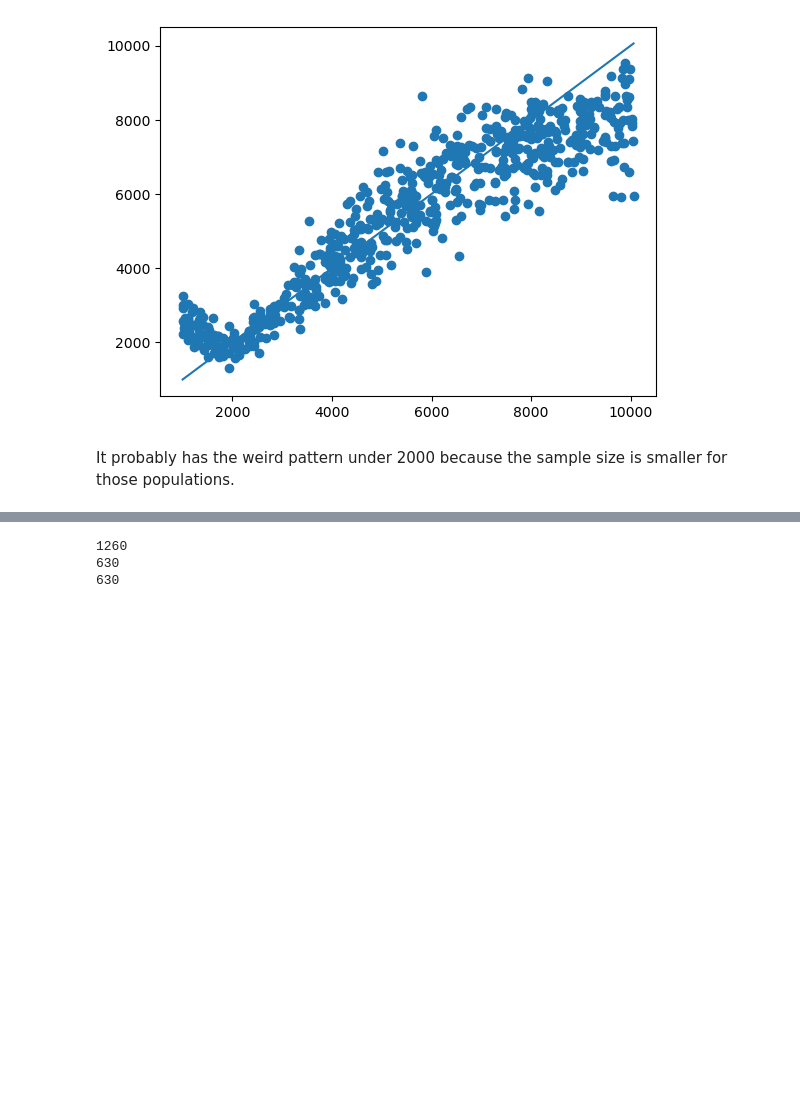
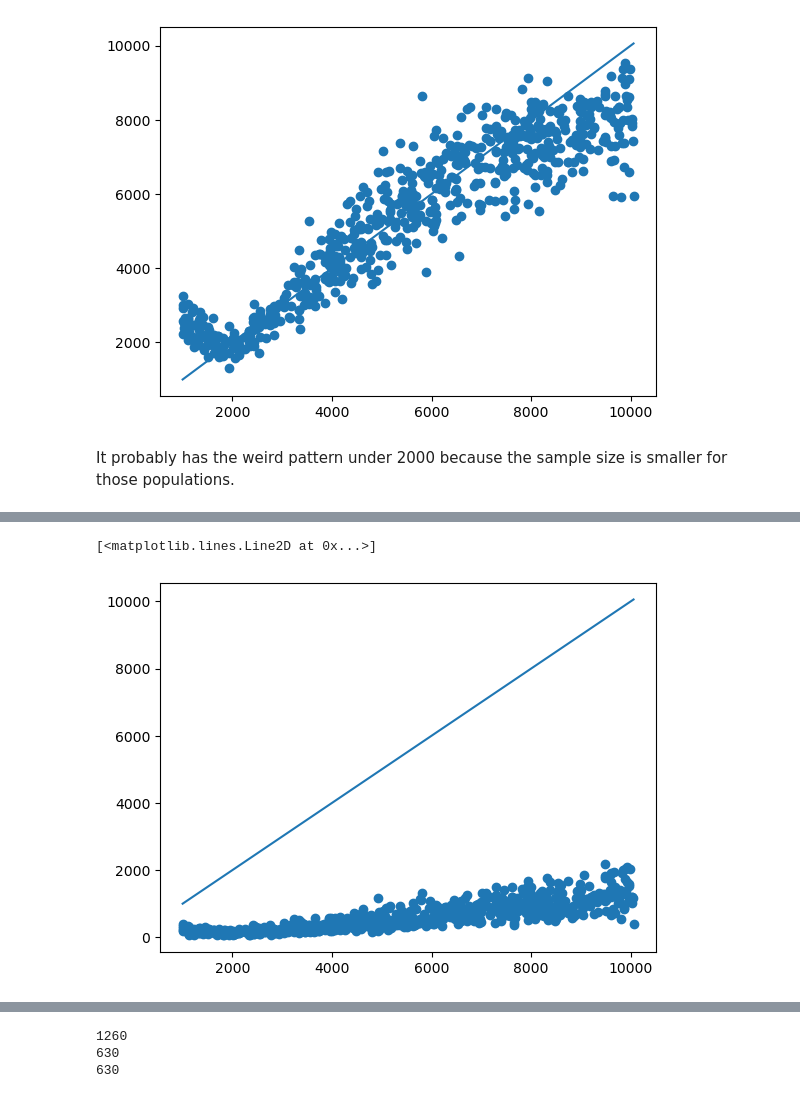
Before and after one commit to giliapatterson/spatial_ckmr, a Jupyter notebook: close_kin_slim/spaghetti_nn.ipynb, the cells around one changed output, grey strips where cells are left out. Drawn from its saved outputs; the diff is of its cells as text; code cells hidden in the pictures; blank space fills up the shorter version.

Commit message:
Test network trained on random sampling with spatially biased data and vice versa

```diff
--- a/close_kin_slim/spaghetti_nn.ipynb
+++ b/close_kin_slim/spaghetti_nn.ipynb
@@ -353,7 +349,7 @@ PATH = "bias_model.pt"
 torch.save(model_bias.state_dict(), PATH)
 # %%
 # Load model
-PATH = "model_bias.pt"
+PATH = "bias_model.pt"
 model_bias = Net()
 model_bias.load_state_dict(torch.load(PATH))
 model_bias.eval()
@@ -377,0 +387,17 @@ It probably has the weird pattern under 2000 because the sample size is smaller
+# %%
+# Test model trained on random sampling on biased sampling data set
+torch.cuda.synchronize()
+
+bias_truth = np.empty(len(test_bias))
+rand_bias_pred = np.empty(len(test_bias))
+
+with torch.no_grad():
+    for i, (test_input, test_output) in enumerate(test_bias):
+        rand_bias_pred[i] = model(test_input.unsqueeze(0))[0][0]
+        bias_truth[i] = test_output[0]
+# %%
+plt.scatter(bias_truth, rand_bias_pred)
+plt.plot([np.min(bias_truth), np.max(bias_truth)], [np.min(bias_truth), np.max(bias_truth)])
+# %% [output]
+[<matplotlib.lines.Line2D at 0x...>]
+[figure, added]
```
Also changed, not shown: parts of 7 cells of this notebook.
